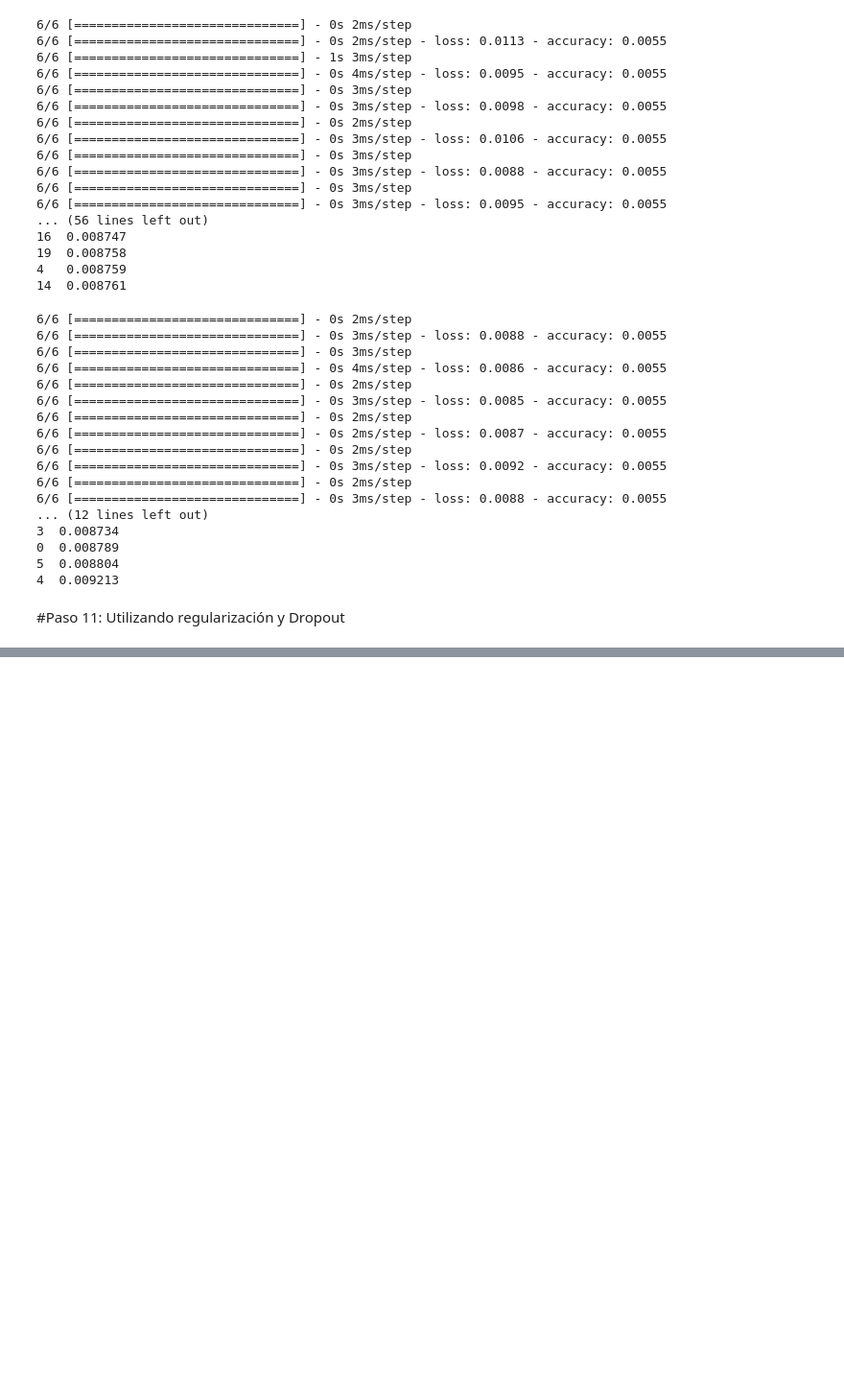
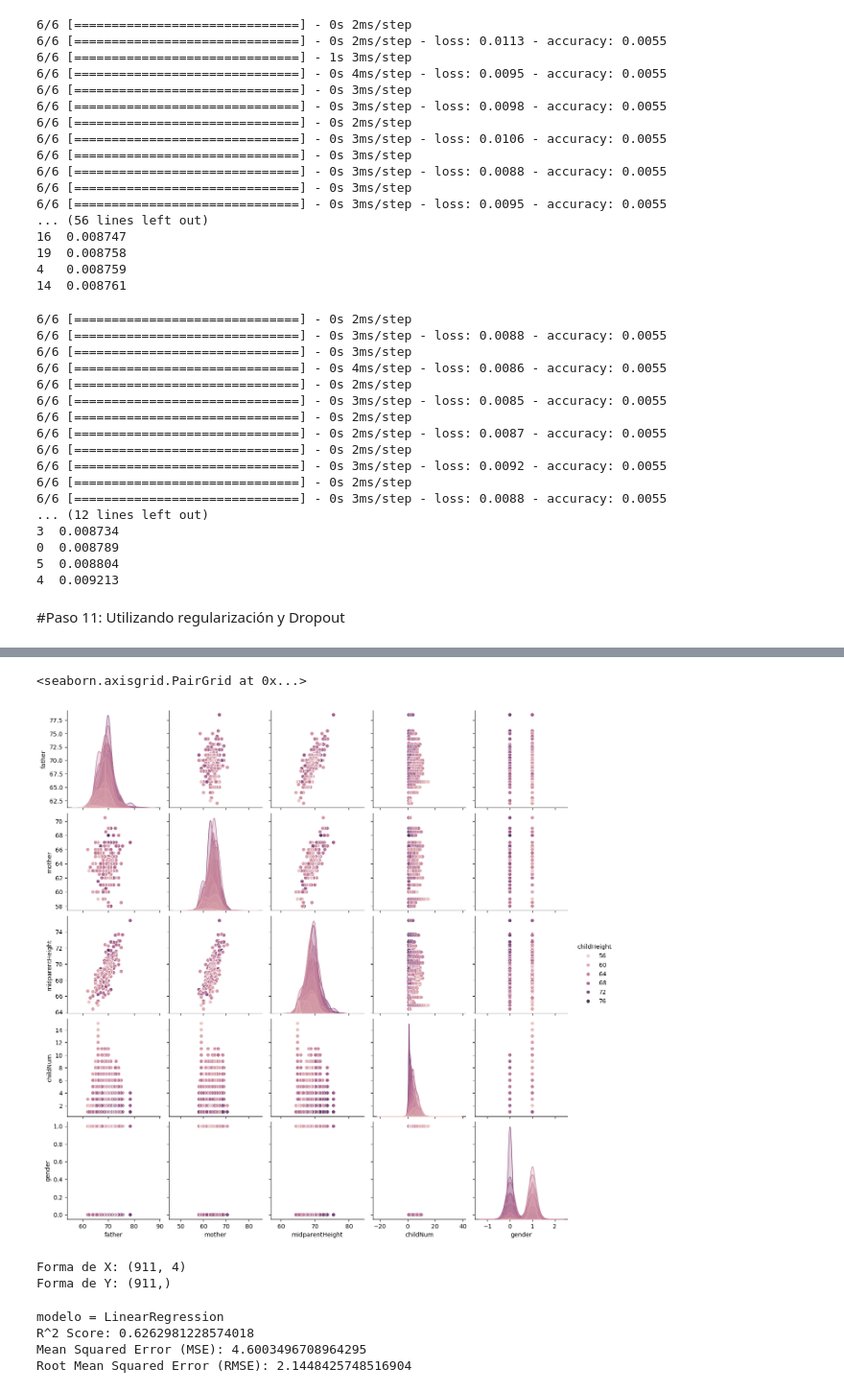
Before and after one commit to omoranav/Talento_Tech, a Jupyter notebook: Actividad_9_Deep_Learning_regresión_oemn.ipynb, the cells around one changed output, grey strips where cells are left out. Shown at 96% size. Cells and saved outputs as stored; diff of their text form; code cells hidden in the pictures; blank space fills up the shorter version.

```diff
--- a/Actividad_9_Deep_Learning_regresión_oemn.ipynb
+++ b/Actividad_9_Deep_Learning_regresión_oemn.ipynb
@@ -1024,0 +1126,47 @@ results_df.to_csv('results_summary.csv', index=False)
+# %%
+# visualizando los datos
+sns.pairplot(df1, kind= "scatter", hue="childHeight")
+# en el pairplot se puede apreciar que hay correlaciones.
+# %% [output]
+<seaborn.axisgrid.PairGrid at 0x...>
+[figure, added]
+# %%
+# Separar las características (variables independientes) y la variable objetivo (dependiente)
+
+#dataset = df1.values
+#X = dataset[:, 0:5]
+#Y = dataset[:, 5].astype(float)  # Asegurar que Y sea tipo float
+
+X = df1[['father', 'mother', 'childNum', 'gender']]
+Y = df1['childHeight']
+
+# Verificar las formas de X y y
+print(f"Forma de X: {X.shape}")
+print(f"Forma de Y: {Y.shape}")
+# %% [output]
+Forma de X: (911, 4)
+Forma de Y: (911,)
+# %%
+# Dividir los datos en conjunto de entrenamiento y conjunto de prueba
+X_train, X_test, y_train, y_test = train_test_split(X, Y, test_size=0.2, random_state=42)
+
+# Crear y entrenar el modelo de regresión lineal múltiple
+modelo = LinearRegression()
+modelo.fit(X_train, y_train)
+
+# Realizar predicciones sobre el conjunto de prueba
+y_pred = modelo.predict(X_test)
+
+# Evaluar el modelo
+mse = mean_squared_error(y_test, y_pred)
+rmse = mean_squared_error(y_test, y_pred)**0.5
+r2 = r2_score(y_test, y_pred)
+print('modelo = LinearRegression')
+print('R^2 Score:', r2)
+print('Mean Squared Error (MSE):', mse)
+print('Root Mean Squared Error (RMSE):', rmse)
+# %% [output]
+modelo = LinearRegression
+R^2 Score: 0.6262981228574018
+Mean Squared Error (MSE): 4.6003496708964295
+Root Mean Squared Error (RMSE): 2.1448425748516904
```
Also changed, not shown: parts of 7 cells of this notebook.
